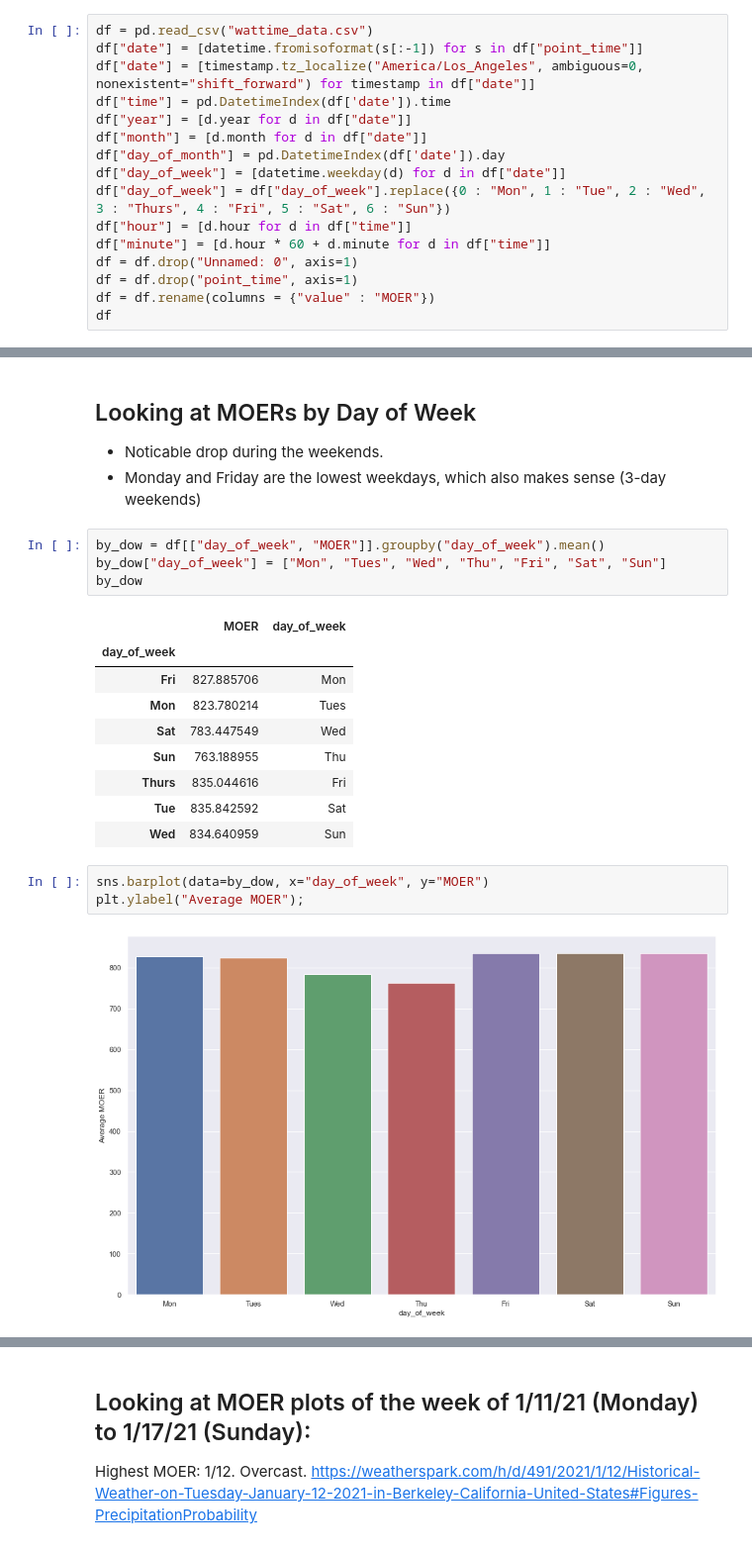
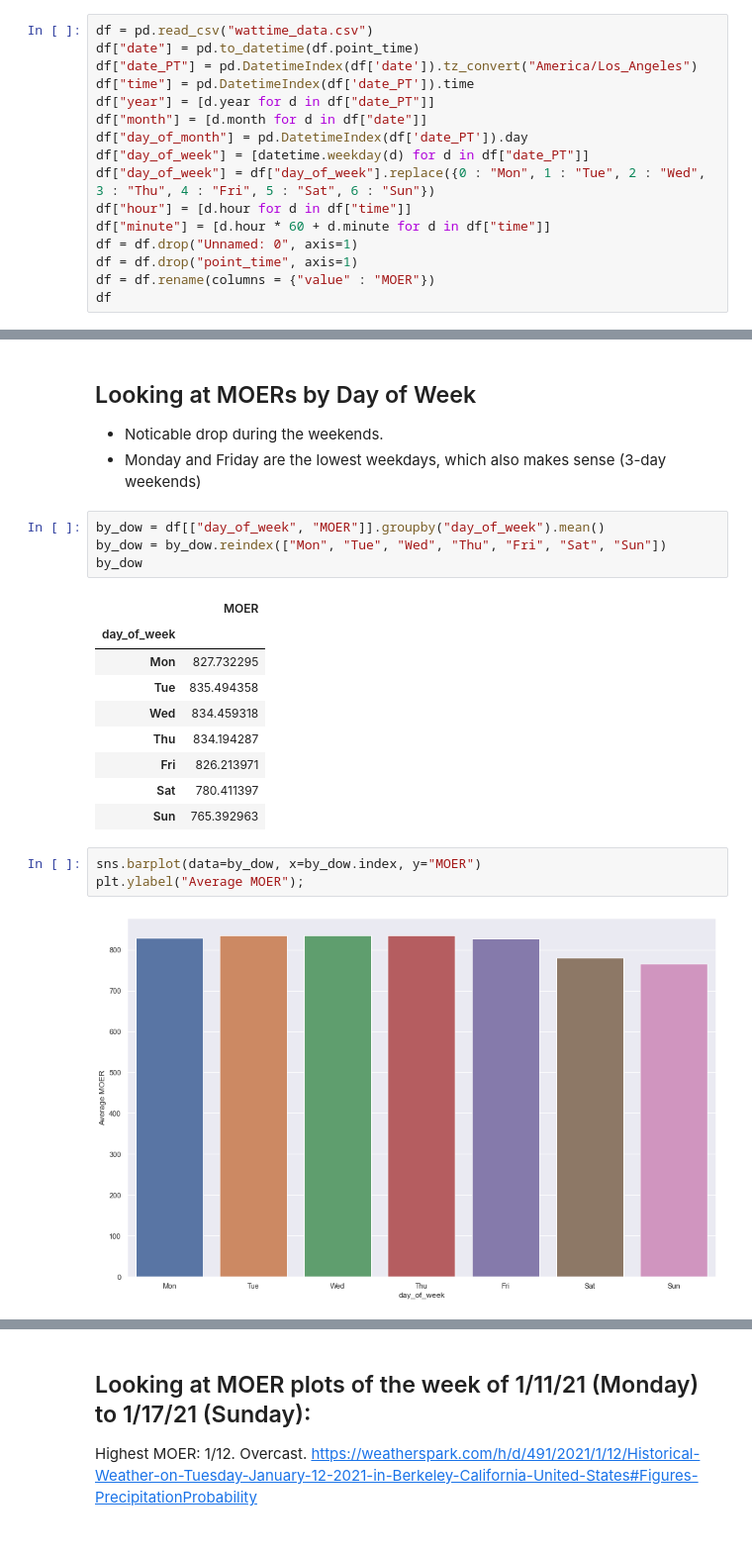
Before and after one commit to utkarshapets/load-shift-emissions, a Jupyter notebook: Wattime EDA.ipynb, the cells around one changed output, grey strips where cells are left out. Shown at 99% size. Cells and saved outputs as stored; diff of their text form.

```diff
--- a/Wattime EDA.ipynb
+++ b/Wattime EDA.ipynb
@@ -25,14 +25,14 @@ import zipfile
 import os
 # %%
 df = pd.read_csv("wattime_data.csv")
-df["date"] = [datetime.fromisoformat(s[:-1]) for s in df["point_time"]]
-df["date"] = [timestamp.tz_localize("America/Los_Angeles", ambiguous=0, nonexistent="shift_forward") for timestamp in df["date"]]
-df["time"] = pd.DatetimeIndex(df['date']).time
-df["year"] = [d.year for d in df["date"]]
+df["date"] = pd.to_datetime(df.point_time)
+df["date_PT"] = pd.DatetimeIndex(df['date']).tz_convert("America/Los_Angeles")
+df["time"] = pd.DatetimeIndex(df['date_PT']).time
+df["year"] = [d.year for d in df["date_PT"]]
 df["month"] = [d.month for d in df["date"]]
-df["day_of_month"] = pd.DatetimeIndex(df['date']).day
-df["day_of_week"] = [datetime.weekday(d) for d in df["date"]]
-df["day_of_week"] = df["day_of_week"].replace({0 : "Mon", 1 : "Tue", 2 : "Wed", 3 : "Thurs", 4 : "Fri", 5 : "Sat", 6 : "Sun"})
+df["day_of_month"] = pd.DatetimeIndex(df['date_PT']).day
+df["day_of_week"] = [datetime.weekday(d) for d in df["date_PT"]]
+df["day_of_week"] = df["day_of_week"].replace({0 : "Mon", 1 : "Tue", 2 : "Wed", 3 : "Thu", 4 : "Fri", 5 : "Sat", 6 : "Sun"})
 df["hour"] = [d.hour for d in df["time"]]
 df["minute"] = [d.hour * 60 + d.minute for d in df["time"]]
 df = df.drop("Unnamed: 0", axis=1)
@@ -114,22 +114,22 @@ sns.histplot(data=df, x="MOER");
 - Monday and Friday are the lowest weekdays, which also makes sense (3-day weekends)
 # %%
 by_dow = df[["day_of_week", "MOER"]].groupby("day_of_week").mean()
-by_dow["day_of_week"] = ["Mon", "Tues", "Wed", "Thu", "Fri", "Sat", "Sun"]
+by_dow = by_dow.reindex(["Mon", "Tue", "Wed", "Thu", "Fri", "Sat", "Sun"])
 by_dow
 # %% [output]
-|  | MOER | day_of_week |
-| day_of_week |  |  |
-| Fri | 827.885706 | Mon |
-| Mon | 823.780214 | Tues |
-| Sat | 783.447549 | Wed |
-| Sun | 763.188955 | Thu |
-| Thurs | 835.044616 | Fri |
-| Tue | 835.842592 | Sat |
-| Wed | 834.640959 | Sun |
+|  | MOER |
+| day_of_week |  |
+| Mon | 827.732295 |
+| Tue | 835.494358 |
+| Wed | 834.459318 |
+| Thu | 834.194287 |
+| Fri | 826.213971 |
+| Sat | 780.411397 |
+| Sun | 765.392963 |
 # %%
-sns.barplot(data=by_dow, x="day_of_week", y="MOER")
+sns.barplot(data=by_dow, x=by_dow.index, y="MOER")
 plt.ylabel("Average MOER");
 # %% [output]
-[figure, old version]
+[figure, new version]
 # %% [markdown]
 ## Looking at Scatterplot of MOERs by Hour
```
Also changed, not shown: parts of 17 cells of this notebook.
